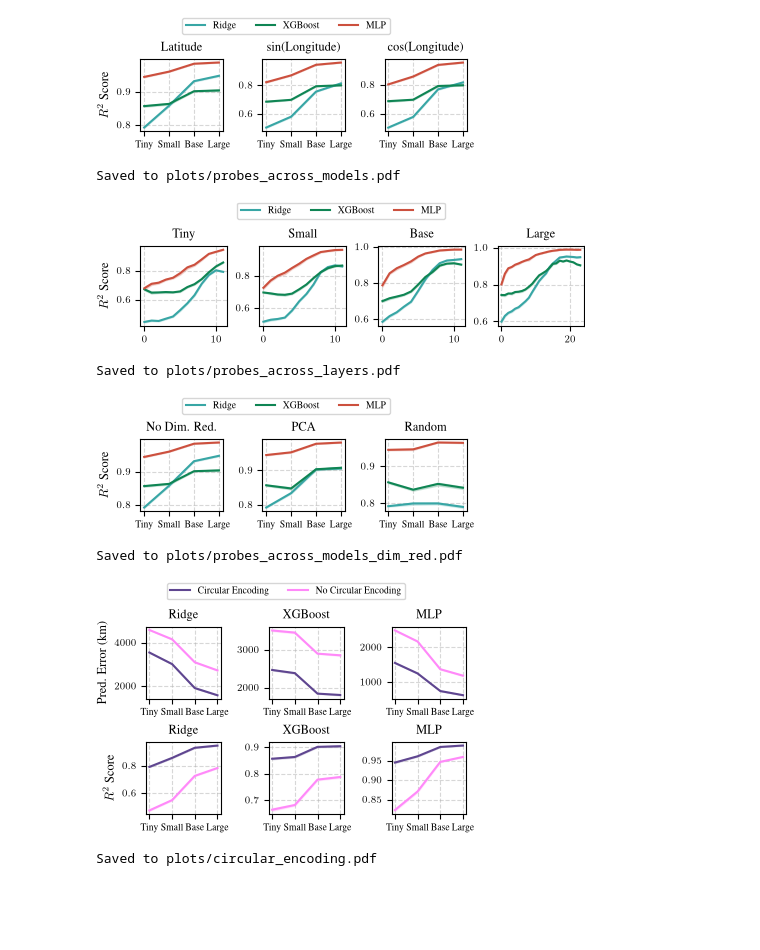
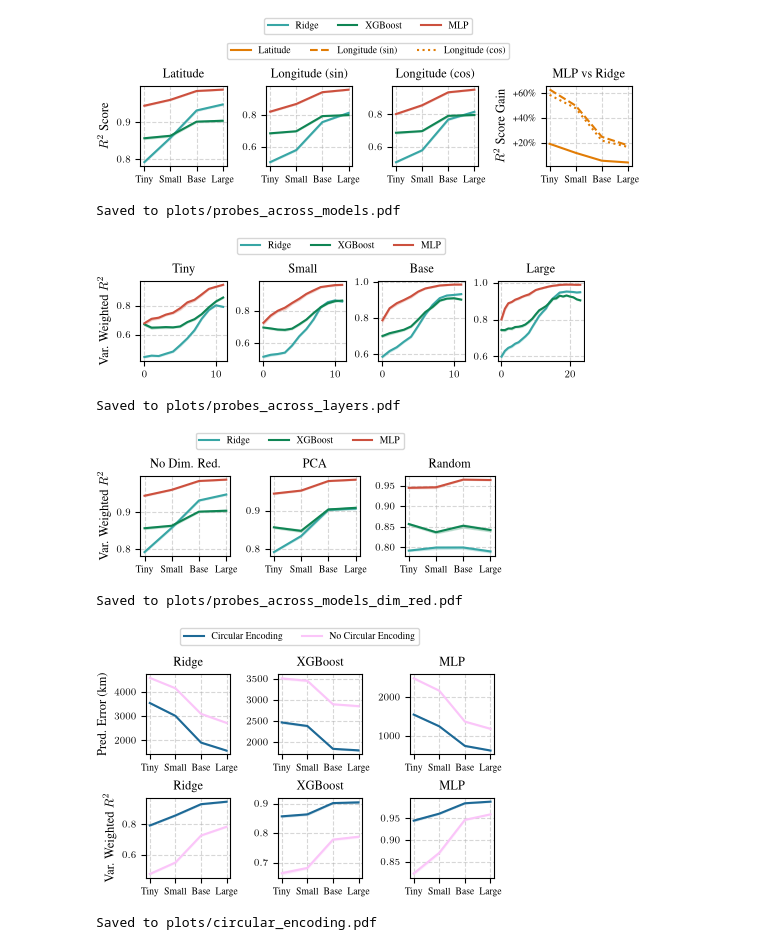
Before and after one commit to kdybek/terramind_probing, a Jupyter notebook: plots.ipynb, the cells around one changed output. Drawn from its saved outputs; the diff is of its cells as text; code cells hidden in the pictures; blank space fills up the shorter version.

Commit message:
updated plots

```diff
--- a/plots.ipynb
+++ b/plots.ipynb
@@ -55,8 +55,8 @@ PROBE_COLORS = {
 TARGET_NAMES = ["r2_lat", "r2_sin_lon", "r2_cos_lon"]
 TARGET_LABELS = {
     "r2_lat": "Latitude",
-    "r2_sin_lon": "sin(Longitude)",
-    "r2_cos_lon": "cos(Longitude)",
+    "r2_sin_lon": "Longitude (sin)",
+    "r2_cos_lon": "Longitude (cos)",
 }
 
 DIM_REDUCTION_NAMES = ["none", "pca", "random"]
@@ -71,8 +71,8 @@ CIRC_ENC_LABELS = {
     False: "No Circular Encoding",
 }
 CIRC_ENC_COLORS = {
-    True: PALETTE[0],
-    False: PALETTE[11],
+    True: PALETTE[1],
+    False: PALETTE[12],
 }
 # %%
 import numpy as np
@@ -105,11 +105,27 @@ import numpy as np
 import pandas as pd
 import matplotlib.pyplot as plt
 from tueplots import bundles, figsizes
+from matplotlib.lines import Line2D
+from matplotlib.ticker import FuncFormatter
+
+linestyle_handles = [
+    Line2D([0], [0], color=PROBE_COLORS["mlp_ridge_gain"], lw=1.5, linestyle="-", label="Latitude"),
+    Line2D([0], [0], color=PROBE_COLORS["mlp_ridge_gain"], lw=1.5, linestyle="--", label="Longitude (sin)"),
+    Line2D([0], [0], color=PROBE_COLORS["mlp_ridge_gain"], lw=1.5, linestyle=":", label="Longitude (cos)")
+]
+target_linestyle_map = {
+    "r2_lat": "-",
+    "r2_sin_lon": "--",
+    "r2_cos_lon": ":"
+}
+
+def percent_formatter(x, pos):
+    return f"{x:+.0%}".replace("%", r"\%")
 
 os.environ["PATH"] += os.pathsep + "/Library/TeX/texbin"
 
 plt.rcParams.update(bundles.neurips2024())
-plt.rcParams.update(figsizes.neurips2024(nrows=1, ncols=3, height_to_width_ratio=0.9, rel_width=0.7))
+plt.rcParams.update(figsizes.neurips2024(nrows=1, ncols=4, height_to_width_ratio=0.9, rel_width=1.0))
 plt.rcParams.update({
     "text.latex.preamble": r"\usepackage{times}\usepackage{amsmath}",
     "text.usetex": True,
@@ -121,7 +137,7 @@ os.makedirs("plots", exist_ok=True)
 
 mean_cache = {}
 
-fig, axes = plt.subplots(1, 3, sharey=False)
+fig, axes = plt.subplots(1, 4, sharey=False)
 for ax, tgt in zip(axes[:3], TARGET_NAMES, strict=True):
     for probe in PROBE_NAMES:
         means = []
@@ -145,35 +161,67 @@ for ax, tgt in zip(axes[:3], TARGET_NAMES, strict=True):
             los.append(lo)
             his.append(hi)
 
             mean_cache[(model, probe, tgt)] = mean
 
         x = np.arange(len(MODEL_NAMES))
         ax.plot(x, means, label=PROBE_LABELS[probe], color=PROBE_COLORS[probe])
         ax.fill_between(x, los, his, alpha=0.2, color=PROBE_COLORS[probe])
 
     ax.set_xticks(x)
     ax.set_xticklabels([MODEL_LABELS[model] for model in MODEL_NAMES])
     ax.set_title(TARGET_LABELS[tgt])
     ax.grid(True, linestyle="--", alpha=0.5)
 
 axes[0].set_ylabel("$R^2$ Score")
 
+for tgt in TARGET_NAMES:
+    rel_gains = []
+    for model in MODEL_NAMES:
+        mlp_mean = mean_cache[(model, "mlp", tgt)]
+        ridge_mean = mean_cache[(model, "ridge", tgt)]
+        rel_gain = (mlp_mean - ridge_mean) / abs(ridge_mean)
+        rel_gains.append(rel_gain)
+
+    x = np.arange(len(MODEL_NAMES))
+    axes[-1].plot(
+        x,
+        rel_gains,
+        label=TARGET_LABELS[tgt],
+        color=PROBE_COLORS["mlp_ridge_gain"],
+        linestyle=target_linestyle_map[tgt]
+    )
+axes[-1].set_xticks(x)
+axes[-1].set_xticklabels([MODEL_LABELS[model] for model in MODEL_NAMES])
+axes[-1].set_title("MLP vs Ridge")
+axes[-1].set_ylabel("$R^2$ Score Gain")
+axes[-1].grid(True, linestyle="--", alpha=0.5)
+axes[-1].yaxis.set_major_formatter(FuncFormatter(percent_formatter))
+
 handles, labels = axes[0].get_legend_handles_labels()
 
 fig.legend(
     handles,
     labels,
     loc="upper center",
+    bbox_to_anchor=(0.5, 1.42),
+    ncol=len(PROBE_NAMES),
+    frameon=True,
+)
+
+fig.legend(
+    linestyle_handles,
+    TARGET_LABELS.values(),
+    loc="upper center",
     bbox_to_anchor=(0.5, 1.22),
-    ncol=len(PROBE_NAMES),
+    ncol=len(TARGET_NAMES),
     frameon=True,
 )
 
 plt.savefig("plots/probes_across_models.pdf", bbox_inches="tight")
 plt.show()
 print("\nSaved to plots/probes_across_models.pdf")
 # %% [output]
-[figure, old version]
+[figure, new version]
 Saved to plots/probes_across_models.pdf
 # %%
 import os
@@ -226,7 +274,7 @@ for ax, model in zip(axes, MODEL_NAMES, strict=True):
     ax.set_title(MODEL_LABELS[model])
     ax.grid(True, linestyle="--", alpha=0.5)
 
-axes[0].set_ylabel("$R^2$ Score")
+axes[0].set_ylabel("Var. Weighted $R^2$")
 
 handles, labels = axes[0].get_legend_handles_labels()
 
@@ -243,7 +291,7 @@ plt.savefig("plots/probes_across_layers.pdf", bbox_inches="tight")
 plt.show()
 print("\nSaved to plots/probes_across_layers.pdf")
 # %% [output]
-[figure, old version]
+[figure, new version]
 Saved to plots/probes_across_layers.pdf
 # %%
 import os
@@ -255,7 +303,7 @@ from tueplots import bundles, figsizes
 os.environ["PATH"] += os.pathsep + "/Library/TeX/texbin"
 
 plt.rcParams.update(bundles.neurips2024())
-plt.rcParams.update(figsizes.neurips2024(nrows=1, ncols=3, height_to_width_ratio=0.9, rel_width=0.7))
+plt.rcParams.update(figsizes.neurips2024(nrows=1, ncols=3, height_to_width_ratio=0.9, rel_width=0.75))
 plt.rcParams.update({
     "text.latex.preamble": r"\usepackage{times}\usepackage{amsmath}",
     "text.usetex": True,
@@ -298,7 +346,7 @@ for ax, dim_red in zip(axes, DIM_REDUCTION_NAMES, strict=True):
     ax.set_title(DIM_REDUCTION_LABELS[dim_red])
     ax.grid(True, linestyle="--", alpha=0.5)
 
-axes[0].set_ylabel("$R^2$ Score")
+axes[0].set_ylabel("Var. Weighted $R^2$")
 
 handles, labels = axes[0].get_legend_handles_labels()
 
@@ -315,7 +363,7 @@ plt.savefig("plots/probes_across_models_dim_red.pdf", bbox_inches="tight")
 plt.show()
 print("\nSaved to plots/probes_across_models_dim_red.pdf")
 # %% [output]
-[figure, old version]
+[figure, new version]
 Saved to plots/probes_across_models_dim_red.pdf
 # %%
 import os
@@ -327,7 +375,7 @@ from tueplots import bundles, figsizes
 os.environ["PATH"] += os.pathsep + "/Library/TeX/texbin"
 
 plt.rcParams.update(bundles.neurips2024())
-plt.rcParams.update(figsizes.neurips2024(nrows=2, ncols=3, height_to_width_ratio=0.9, rel_width=0.7))
+plt.rcParams.update(figsizes.neurips2024(nrows=2, ncols=3, height_to_width_ratio=0.9, rel_width=0.75))
 plt.rcParams.update({
     "text.latex.preamble": r"\usepackage{times}\usepackage{amsmath}",
     "text.usetex": True,
@@ -372,7 +420,7 @@ for ax_, metric in zip(axes, ["pred_error_km", "r2_all"], strict=True):
             ax.grid(True, linestyle="--", alpha=0.5)
 
 axes[0, 0].set_ylabel("Pred. Error (km)")
-axes[1, 0].set_ylabel("$R^2$ Score")
+axes[1, 0].set_ylabel("Var. Weighted $R^2$")
 
 handles, labels = axes[0, 0].get_legend_handles_labels()
 
@@ -389,5 +437,5 @@ plt.savefig("plots/circular_encoding.pdf", bbox_inches="tight")
 plt.show()
 print("\nSaved to plots/circular_encoding.pdf")
 # %% [output]
-[figure, old version]
+[figure, new version]
 Saved to plots/circular_encoding.pdf
```
